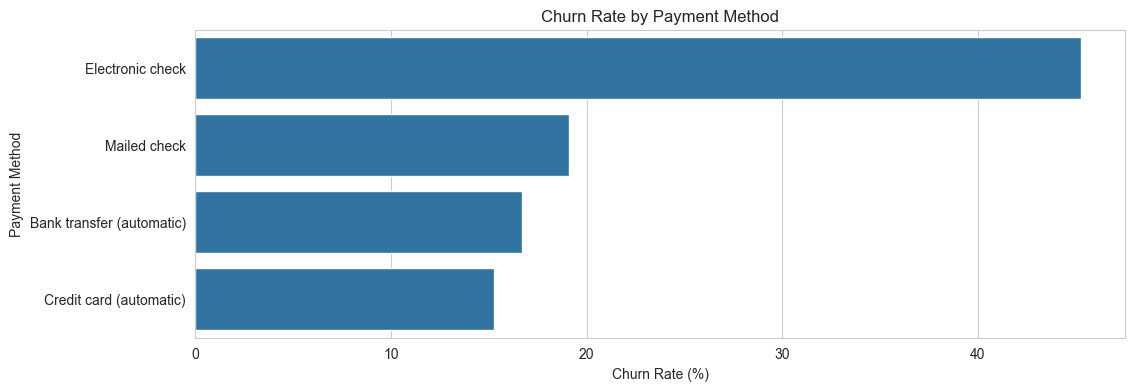
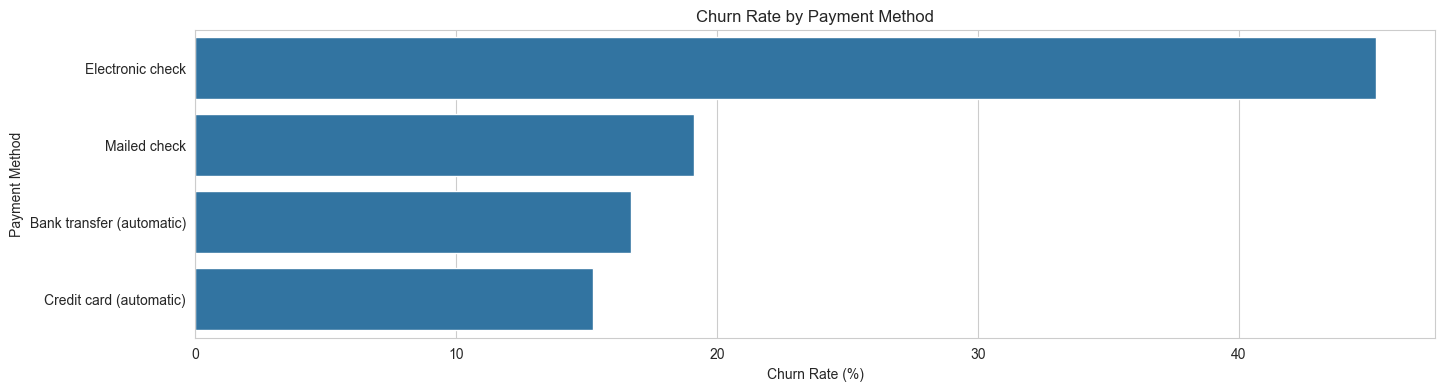
The notebook cell's code change between the first figure and the second:
--- before
+++ after
@@ -1,4 +1,4 @@
 payment_plot = payment_analysis.reset_index()
-plt.figure(figsize=(12, 4))
+plt.figure(figsize=(16, 4))
 sns.barplot(data=payment_plot, x="churn_rate", y="payment_method")
 plt.title("Churn Rate by Payment Method")

Commit: plot width changed from 12 to 16